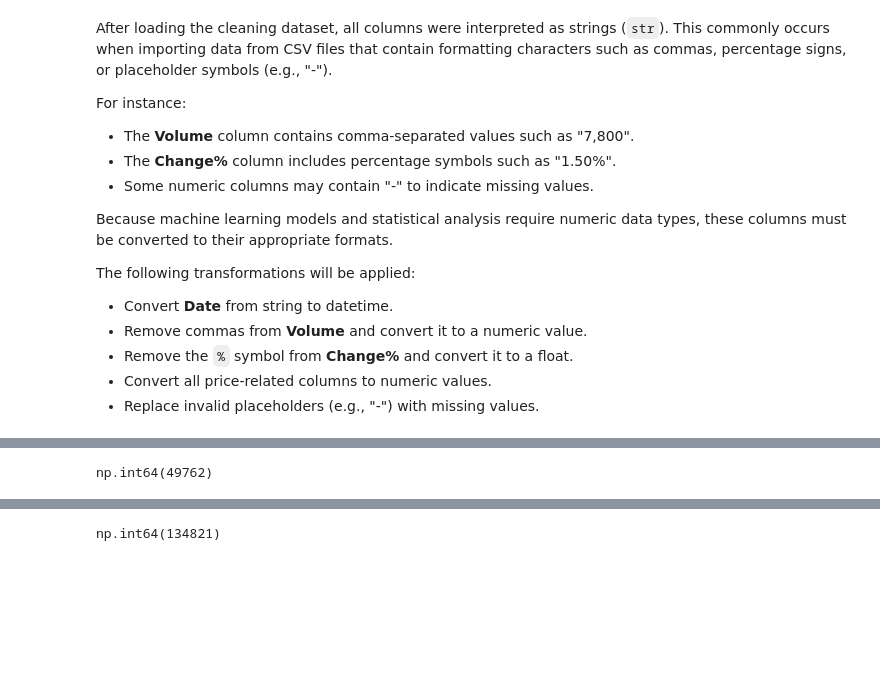
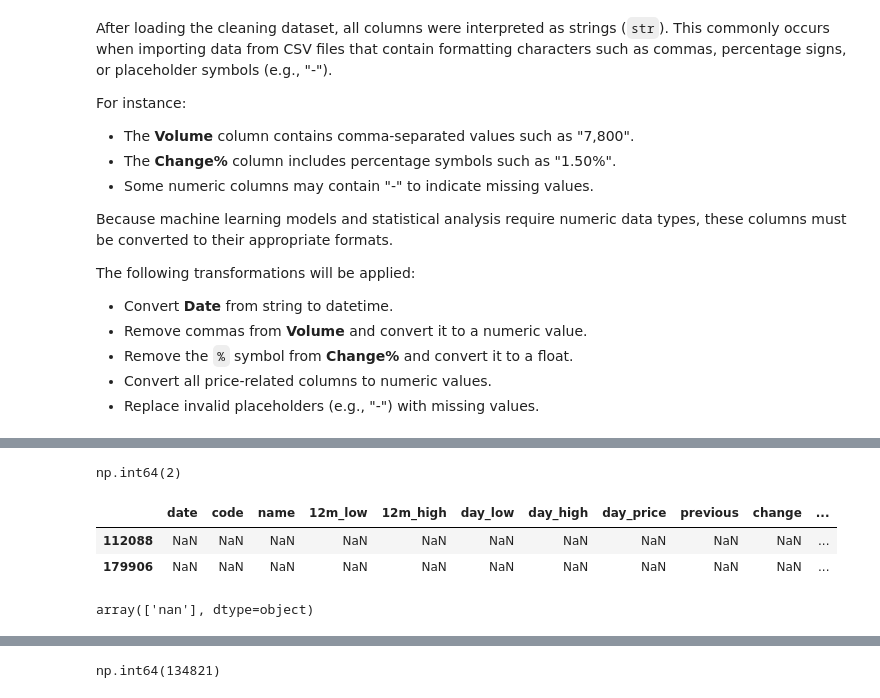
Before and after one commit to Assesa44/Stock-Market-Prediction, a Jupyter notebook: notebooks/business_understanding.ipynb, the cells around one changed output, grey strips where cells are left out. Saved outputs shown, nothing was run; the diff lists cells and outputs as text; code cells hidden in the pictures; blank space fills up the shorter version.

```diff
--- a/notebooks/business_understanding.ipynb
+++ b/notebooks/business_understanding.ipynb
@@ -586,7 +643,19 @@ cleaning_df['date'] = date1.fillna(date2)
 # %%
-cleaning_df['date'].isna().sum()
+cleaning_df['date_parsed'].isna().sum()
 # %% [output]
-np.int64(49762)
+np.int64(2)
+# %%
+problem_dates = cleaning_df[cleaning_df['date_parsed'].isna()]
+# %%
+problem_dates
+# %% [output]
+|  | date | code | name | 12m_low | 12m_high | day_low | day_high | day_price | previous | change | ... |
+| 112088 | NaN | NaN | NaN | NaN | NaN | NaN | NaN | NaN | NaN | NaN | ... |
+| 179906 | NaN | NaN | NaN | NaN | NaN | NaN | NaN | NaN | NaN | NaN | ... |
+# %%
+problem_dates['date'].astype(str).str.strip().unique()
+# %% [output]
+array(['nan'], dtype=object)
 # %%
 cleaning_df['date']
 # %% [output]
```
Also changed, not shown: parts of 27 cells of this notebook.
